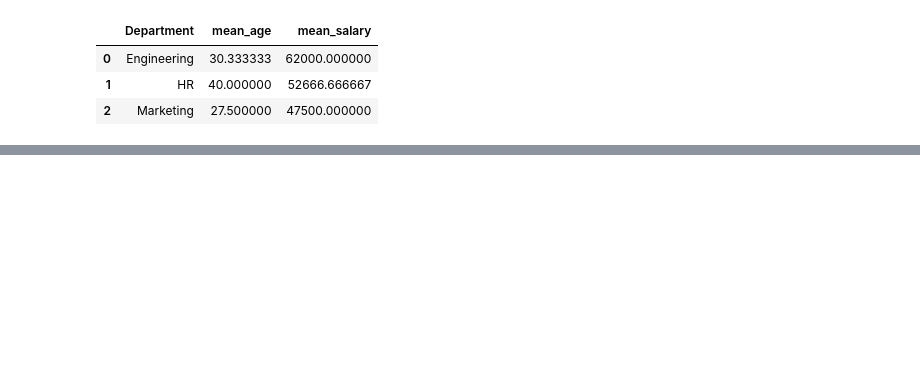
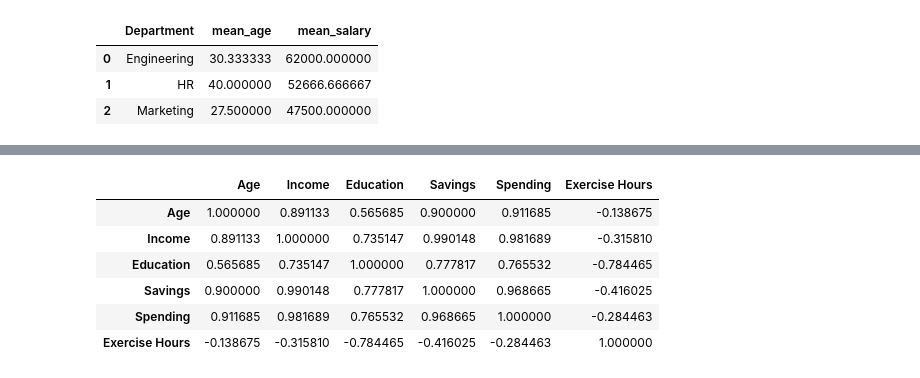
Before and after one commit to Anik-Mushfik/FDS, a Jupyter notebook: Assingment/assingment_1.ipynb, the cells around one changed output, grey strips where cells are left out. Saved outputs shown, nothing was run; the diff lists cells and outputs as text; code cells hidden in the pictures; blank space fills up the shorter version.

```diff
--- a/Assingment/assingment_1.ipynb
+++ b/Assingment/assingment_1.ipynb
@@ -43,0 +108,11 @@ df.groupby('Department').agg(
+# %%
+corrilation = df2.corr(numeric_only=True)
+corrilation
+# %% [output]
+|  | Age | Income | Education | Savings | Spending | Exercise Hours |
+| Age | 1.000000 | 0.891133 | 0.565685 | 0.900000 | 0.911685 | -0.138675 |
+| Income | 0.891133 | 1.000000 | 0.735147 | 0.990148 | 0.981689 | -0.315810 |
+| Education | 0.565685 | 0.735147 | 1.000000 | 0.777817 | 0.765532 | -0.784465 |
+| Savings | 0.900000 | 0.990148 | 0.777817 | 1.000000 | 0.968665 | -0.416025 |
+| Spending | 0.911685 | 0.981689 | 0.765532 | 0.968665 | 1.000000 | -0.284463 |
+| Exercise Hours | -0.138675 | -0.315810 | -0.784465 | -0.416025 | -0.284463 | 1.000000 |
```
Also changed, not shown: parts of 11 cells of this notebook.
